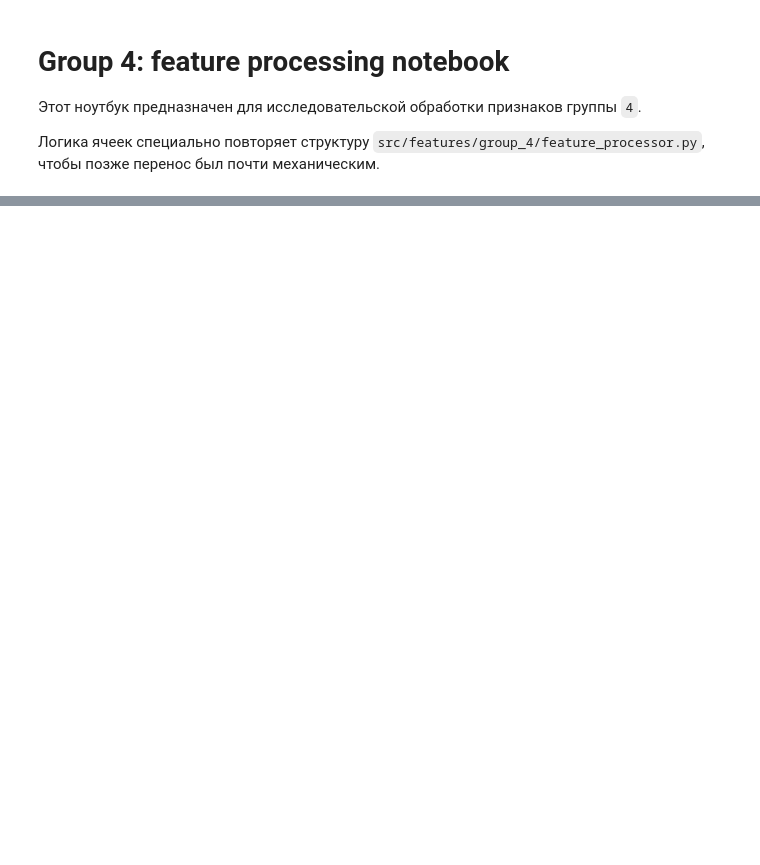
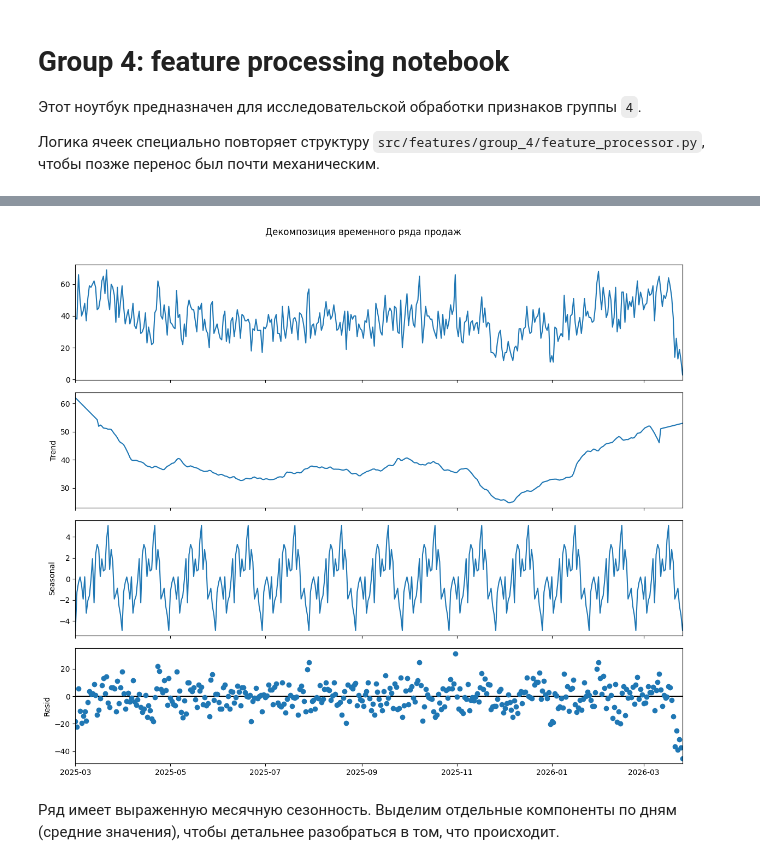
Before and after one commit to JeffRaiAlt/xakaton_mipt, a Jupyter notebook: notebooks/group_4/feature_processing_template.ipynb, the cells around one changed output, grey strips where cells are left out. Saved outputs shown, nothing was run; the diff lists cells and outputs as text; code cells hidden in the pictures; blank space fills up the shorter version.

```diff
--- a/notebooks/group_4/feature_processing_template.ipynb
+++ b/notebooks/group_4/feature_processing_template.ipynb
@@ -42,0 +772,30 @@ Block shape: (5383, 19)
+# %%
+# Подготовка временного ряда
+df_ts = my_full_copy[my_full_copy['buyout_flag'] == 1].copy()
+
+# Преобразуем sale_ts в дату
+df_ts['sale_date'] = pd.to_datetime(df_ts['sale_ts'], unit='s')
+
+# Количество заказов в день
+daily_orders = df_ts.groupby(df_ts['sale_date'].dt.date).size()
+daily_orders.index = pd.to_datetime(daily_orders.index)
+ts = daily_orders
+
+# Выполняем декомпозицию
+decomposition = seasonal_decompose(
+    ts,
+    model="additive",
+    period=30,
+    extrapolate_trend='freq'
+)
+
+# Визуализация
+fig = decomposition.plot()
+fig.set_size_inches(12, 10)
+plt.suptitle("Декомпозиция временного ряда продаж", y=1.02)
+plt.tight_layout()
+plt.show()
+# %% [output]
+[figure, added]
+# %% [markdown]
+Ряд имеет выраженную месячную сезонность. Выделим отдельные компоненты по дням (средние значения), чтобы детальнее разобраться в том, что происходит.
```
Also changed, not shown: parts of 67 cells of this notebook, 2 other files.
